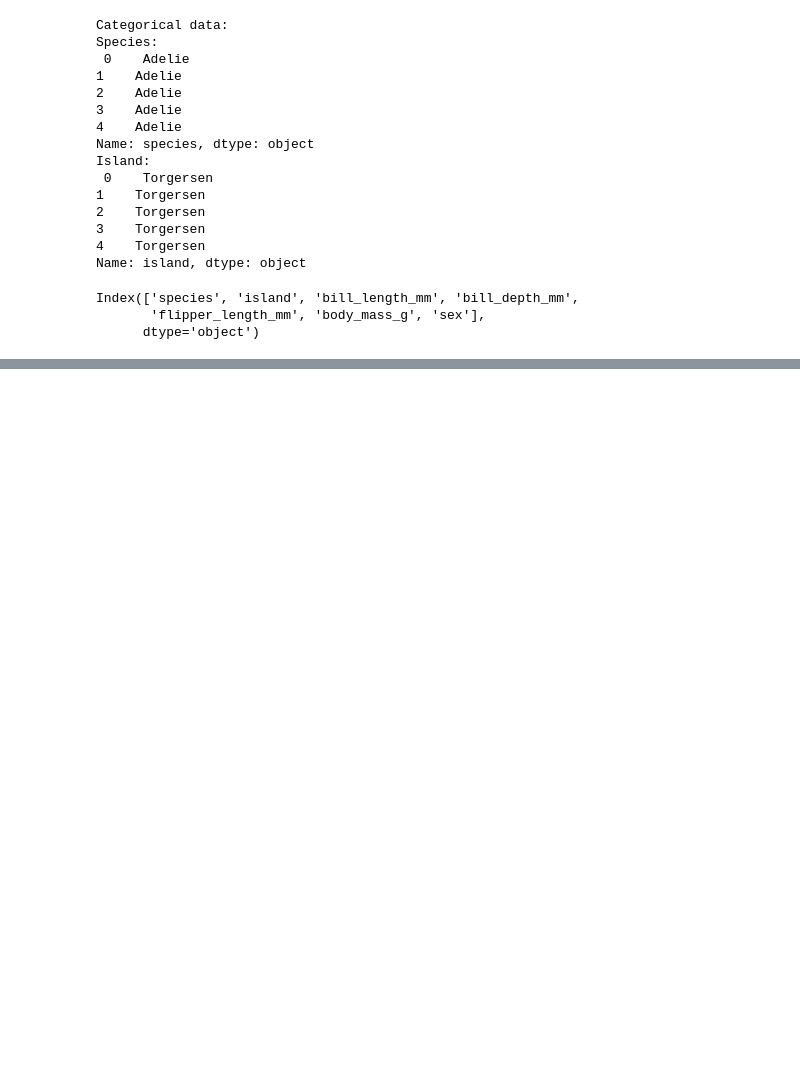
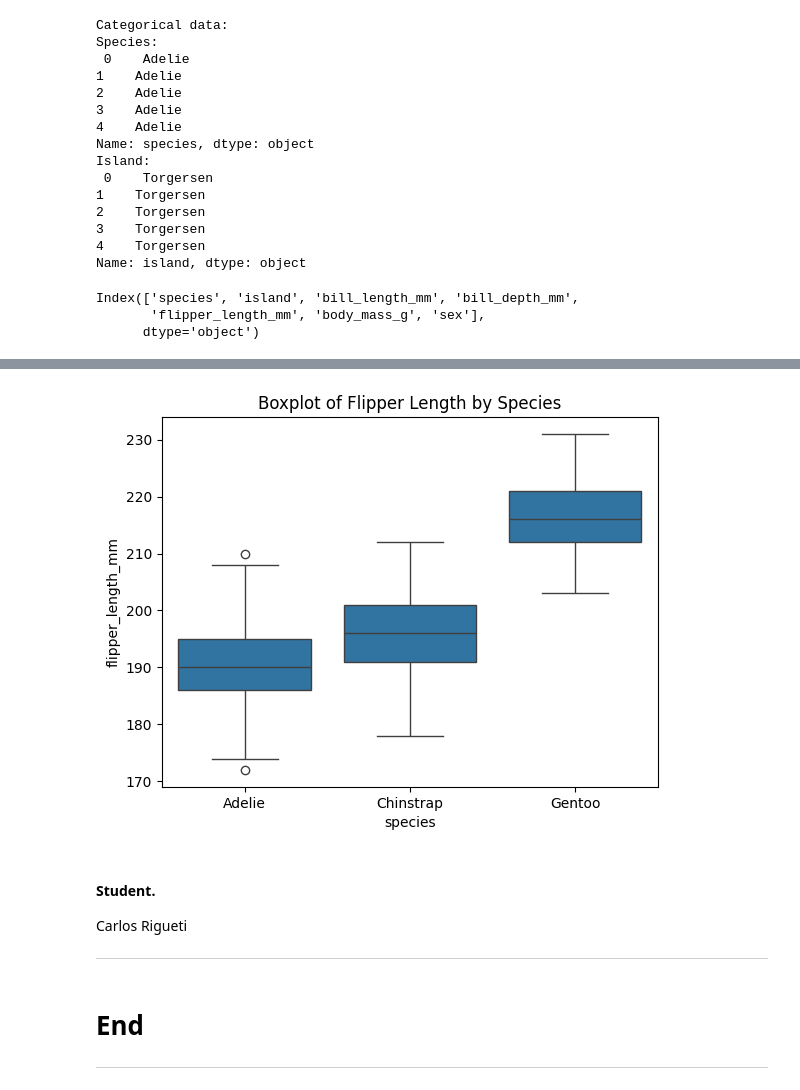
Before and after one commit to CarlosRigueti/Myproject2024, a Jupyter notebook: penguins.ipynb, the cells around one changed output, grey strips where cells are left out. Saved outputs shown, nothing was run; the diff lists cells and outputs as text; code cells hidden in the pictures; blank space fills up the shorter version.

```diff
--- a/penguins.ipynb
+++ b/penguins.ipynb
@@ -126,0 +176,15 @@ Column 'age' not found in the dataset.
+# %%
+# Boxplot to visualize the distribution of numerical variables by species.
+sns.boxplot(data=penguins_df, x='species', y='flipper_length_mm')
+plt.title('Boxplot of Flipper Length by Species')
+plt.show()
+# %% [output]
+[figure, added]
+# %% [markdown]
+#### Student.
+
+Carlos Rigueti
+***
+# %% [markdown]
+# End
+***
```
Also changed, not shown: parts of 16 cells of this notebook, 1 other file.
